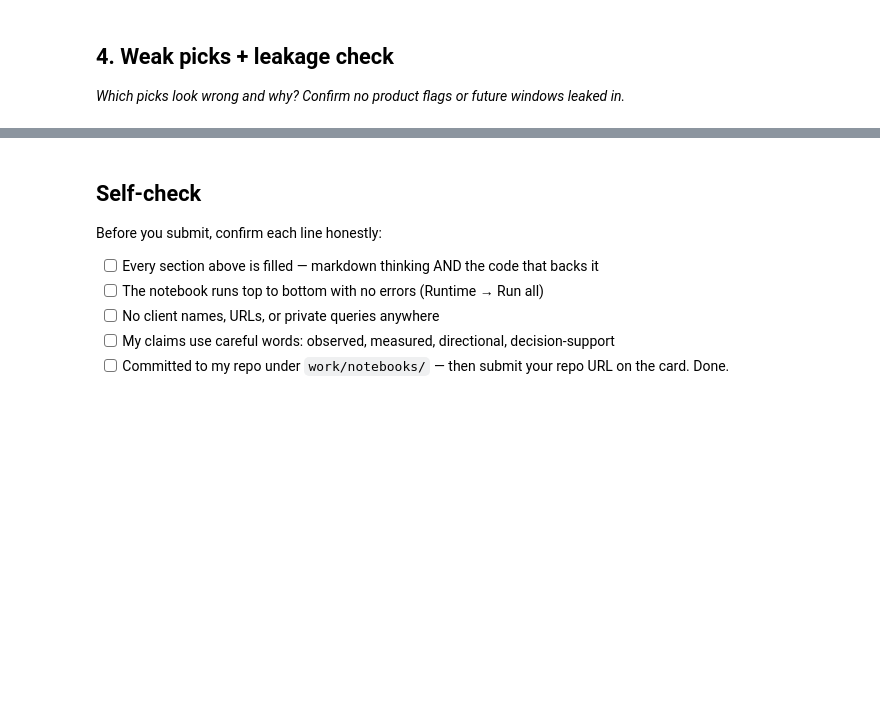
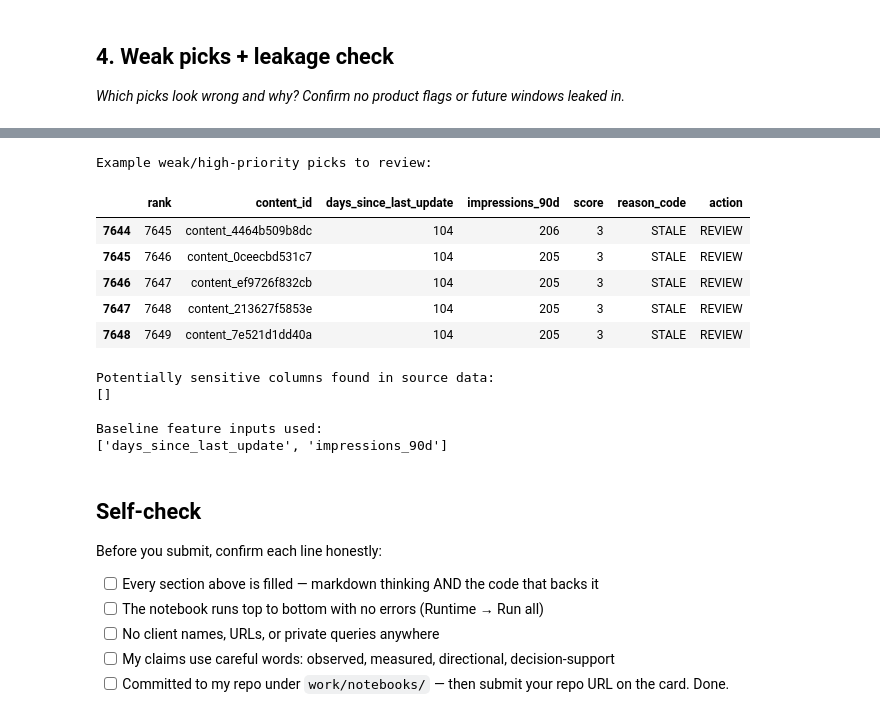
Before and after one commit to aryan-0018/FlyRank-ML-W1, a Jupyter notebook: work/notebooks/w04_baseline_score.ipynb, the cells around one changed output, grey strips where cells are left out. Drawn from its saved outputs; the diff is of its cells as text; code cells hidden in the pictures; blank space fills up the shorter version.

```diff
--- a/work/notebooks/w04_baseline_score.ipynb
+++ b/work/notebooks/w04_baseline_score.ipynb
@@ -34,6 +378,59 @@ This skeleton is yours to fill. Work the sections **in order** — each one has
 # %%
 # This cell is for CODE (numbers, a query, a check).
 # Write your text answer in the cell ABOVE this one — typing sentences here breaks Run All.
+# Identify potentially weak picks and check that the baseline
+# does not rely on future outcomes, labels, or product decision flags.
+
+weak_picks = queue[
+    (queue["score"] >= 3)
+].tail(5)[
+    [
+        "rank",
+        "content_id",
+        "days_since_last_update",
+        "impressions_90d",
+        "score",
+        "reason_code",
+        "action"
+    ]
+]
+
+print("Example weak/high-priority picks to review:")
+display(weak_picks)
+
+# Inspect column names for fields that could represent outcomes,
+# labels, future windows, or existing product decisions.
+suspicious_keywords = [
+    "label", "outcome", "future", "decline",
+    "flag", "decision", "score"
+]
+
+suspicious_columns = [
+    col for col in df.columns
+    if any(keyword in col.lower() for keyword in suspicious_keywords)
+]
+
+print("\nPotentially sensitive columns found in source data:")
+print(suspicious_columns)
+
+print("\nBaseline feature inputs used:")
+print([
+    "days_since_last_update",
+    "impressions_90d"
+])
+# %% [output]
+Example weak/high-priority picks to review:
+|  | rank | content_id | days_since_last_update | impressions_90d | score | reason_code | action |
+| 7644 | 7645 | content_4464b509b8dc | 104 | 206 | 3 | STALE | REVIEW |
+| 7645 | 7646 | content_0ceecbd531c7 | 104 | 205 | 3 | STALE | REVIEW |
+| 7646 | 7647 | content_ef9726f832cb | 104 | 205 | 3 | STALE | REVIEW |
+| 7647 | 7648 | content_213627f5853e | 104 | 205 | 3 | STALE | REVIEW |
+| 7648 | 7649 | content_7e521d1dd40a | 104 | 205 | 3 | STALE | REVIEW |
+Potentially sensitive columns found in source data:
+[]
+
+Baseline feature inputs used:
+['days_since_last_update', 'impressions_90d']
 # %% [markdown]
 ## Self-check
 
```
Also changed, not shown: parts of 17 cells of this notebook.
